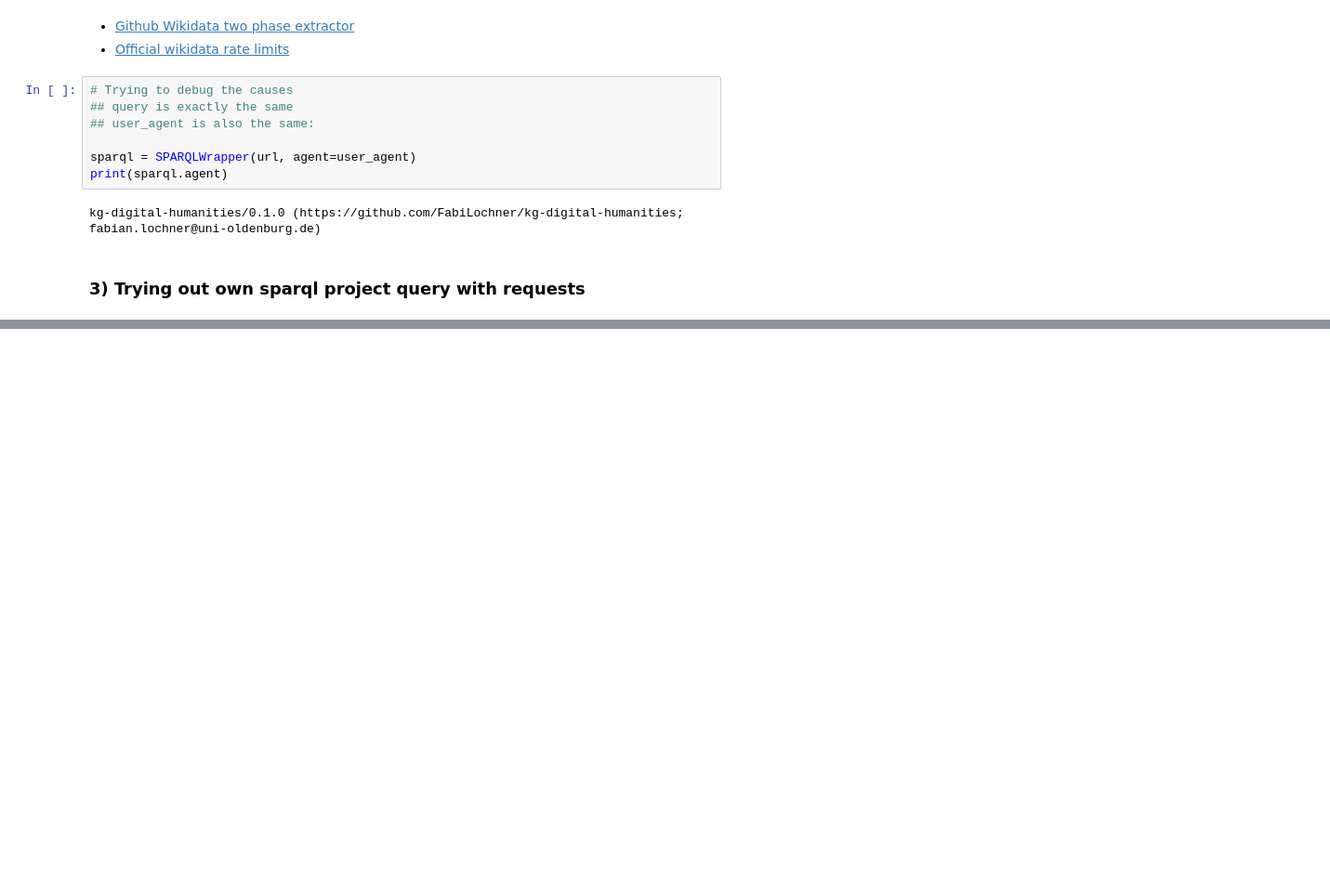
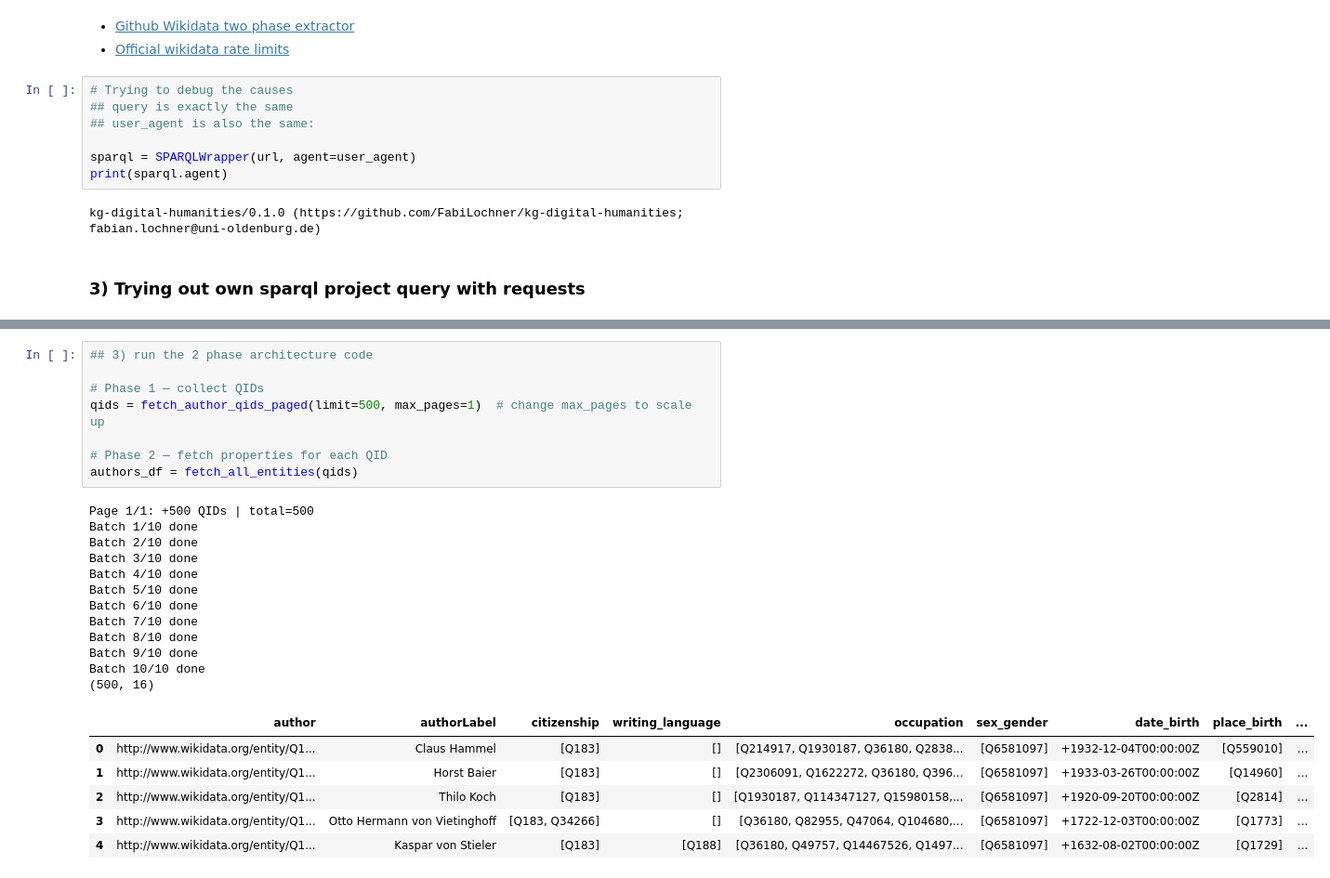
Before and after one commit to FabiLochner/kg-digital-humanities, a Jupyter notebook: notebooks/tutorials/wdqs_sparqlwrapper_test.ipynb, the cells around one changed output, grey strips where cells are left out. Shown at 93% size. Drawn from its saved outputs; the diff is of its cells as text; blank space fills up the shorter version.

```diff
--- a/notebooks/tutorials/wdqs_sparqlwrapper_test.ipynb
+++ b/notebooks/tutorials/wdqs_sparqlwrapper_test.ipynb
@@ -218,0 +531,27 @@ df.head(20)
+# %%
+## 3) run the 2 phase architecture code
+
+# Phase 1 — collect QIDs
+qids = fetch_author_qids_paged(limit=500, max_pages=1)  # change max_pages to scale up
+
+# Phase 2 — fetch properties for each QID
+authors_df = fetch_all_entities(qids)
+# %% [output]
+Page 1/1: +500 QIDs | total=500
+Batch 1/10 done
+Batch 2/10 done
+Batch 3/10 done
+Batch 4/10 done
+Batch 5/10 done
+Batch 6/10 done
+Batch 7/10 done
+Batch 8/10 done
+Batch 9/10 done
+Batch 10/10 done
+(500, 16)
+|  | author | authorLabel | citizenship | writing_language | occupation | sex_gender | date_birth | place_birth | ... |
+| 0 | http://www.wikidata.org/entity/Q1... | Claus Hammel | [Q183] | [] | [Q214917, Q1930187, Q36180, Q2838... | [Q6581097] | +1932-12-04T00:00:00Z | [Q559010] | ... |
+| 1 | http://www.wikidata.org/entity/Q1... | Horst Baier | [Q183] | [] | [Q2306091, Q1622272, Q36180, Q396... | [Q6581097] | +1933-03-26T00:00:00Z | [Q14960] | ... |
+| 2 | http://www.wikidata.org/entity/Q1... | Thilo Koch | [Q183] | [] | [Q1930187, Q114347127, Q15980158,... | [Q6581097] | +1920-09-20T00:00:00Z | [Q2814] | ... |
+| 3 | http://www.wikidata.org/entity/Q1... | Otto Hermann von Vietinghoff | [Q183, Q34266] | [] | [Q36180, Q82955, Q47064, Q104680,... | [Q6581097] | +1722-12-03T00:00:00Z | [Q1773] | ... |
+| 4 | http://www.wikidata.org/entity/Q1... | Kaspar von Stieler | [Q183] | [Q188] | [Q36180, Q49757, Q14467526, Q1497... | [Q6581097] | +1632-08-02T00:00:00Z | [Q1729] | ... |
```
Also changed, not shown: parts of 9 cells of this notebook.
